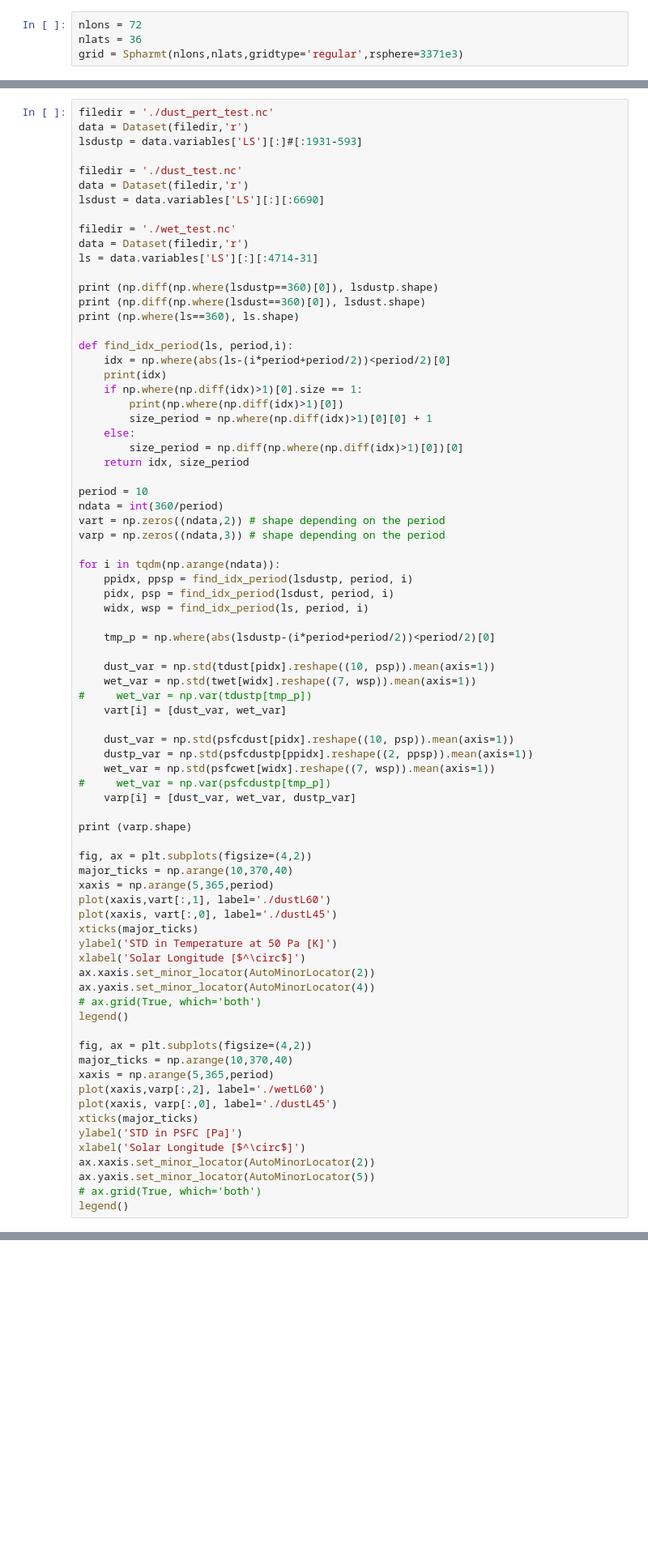
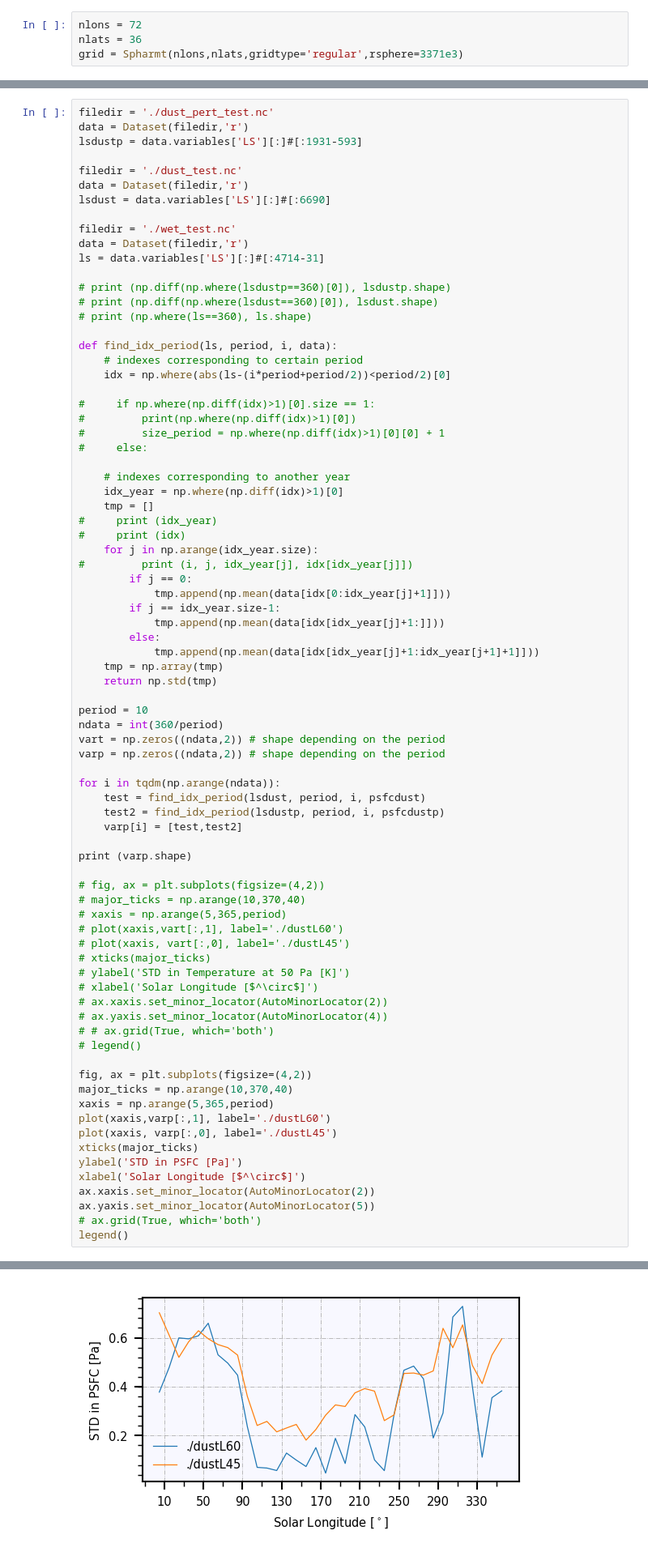
Before and after one commit to sokvisal/marswrf, a Jupyter notebook: model_comparison.ipynb, the cells around one changed output, grey strips where cells are left out. Shown: that part at 81% size. Saved outputs shown, nothing was run; the diff lists cells and outputs as text; blank space fills up the shorter version.

```diff
--- a/model_comparison.ipynb
+++ b/model_comparison.ipynb
@@ -144,68 +144,70 @@ lsdustp = data.variables['LS'][:]#[:1931-593]
 
 filedir = './dust_test.nc'
 data = Dataset(filedir,'r')
-lsdust = data.variables['LS'][:][:6690]
+lsdust = data.variables['LS'][:]#[:6690]
 
 filedir = './wet_test.nc'
 data = Dataset(filedir,'r')
-ls = data.variables['LS'][:][:4714-31]
+ls = data.variables['LS'][:]#[:4714-31]
 
-print (np.diff(np.where(lsdustp==360)[0]), lsdustp.shape)
-print (np.diff(np.where(lsdust==360)[0]), lsdust.shape)
-print (np.where(ls==360), ls.shape)
+# print (np.diff(np.where(lsdustp==360)[0]), lsdustp.shape)
+# print (np.diff(np.where(lsdust==360)[0]), lsdust.shape)
+# print (np.where(ls==360), ls.shape)
 
-def find_idx_period(ls, period,i):
+def find_idx_period(ls, period, i, data):
+    # indexes corresponding to certain period
     idx = np.where(abs(ls-(i*period+period/2))<period/2)[0]
-    print(idx)
-    if np.where(np.diff(idx)>1)[0].size == 1:
-        print(np.where(np.diff(idx)>1)[0])
-        size_period = np.where(np.diff(idx)>1)[0][0] + 1
-    else:
-        size_period = np.diff(np.where(np.diff(idx)>1)[0])[0]
-    return idx, size_period
+
+#     if np.where(np.diff(idx)>1)[0].size == 1:
+#         print(np.where(np.diff(idx)>1)[0])
+#         size_period = np.where(np.diff(idx)>1)[0][0] + 1
+#     else:
+
+    # indexes corresponding to another year
+    idx_year = np.where(np.diff(idx)>1)[0]
+    tmp = []
+#     print (idx_year)
+#     print (idx)
+    for j in np.arange(idx_year.size):
+#         print (i, j, idx_year[j], idx[idx_year[j]])
+        if j == 0:
+            tmp.append(np.mean(data[idx[0:idx_year[j]+1]]))
+        if j == idx_year.size-1:
+            tmp.append(np.mean(data[idx[idx_year[j]+1:]]))
+        else:
+            tmp.append(np.mean(data[idx[idx_year[j]+1:idx_year[j+1]+1]]))
+    tmp = np.array(tmp)
+    return np.std(tmp)
 
 period = 10
 ndata = int(360/period)
 vart = np.zeros((ndata,2)) # shape depending on the period
-varp = np.zeros((ndata,3)) # shape depending on the period
+varp = np.zeros((ndata,2)) # shape depending on the period
 
 for i in tqdm(np.arange(ndata)):
-    ppidx, ppsp = find_idx_period(lsdustp, period, i)
-    pidx, psp = find_idx_period(lsdust, period, i)
-    widx, wsp = find_idx_period(ls, period, i)
-
-    tmp_p = np.where(abs(lsdustp-(i*period+period/2))<period/2)[0]
-
-    dust_var = np.std(tdust[pidx].reshape((10, psp)).mean(axis=1))
-    wet_var = np.std(twet[widx].reshape((7, wsp)).mean(axis=1))
-#     wet_var = np.var(tdustp[tmp_p])
-    vart[i] = [dust_var, wet_var]
-
-    dust_var = np.std(psfcdust[pidx].reshape((10, psp)).mean(axis=1))
-    dustp_var = np.std(psfcdustp[ppidx].reshape((2, ppsp)).mean(axis=1))
-    wet_var = np.std(psfcwet[widx].reshape((7, wsp)).mean(axis=1))
-#     wet_var = np.var(psfcdustp[tmp_p])
-    varp[i] = [dust_var, wet_var, dustp_var]
+    test = find_idx_period(lsdust, period, i, psfcdust)
+    test2 = find_idx_period(lsdustp, period, i, psfcdustp)
+    varp[i] = [test,test2]
 
 print (varp.shape)
+
+# fig, ax = plt.subplots(figsize=(4,2))
+# major_ticks = np.arange(10,370,40)
+# xaxis = np.arange(5,365,period)
+# plot(xaxis,vart[:,1], label='./dustL60')
+# plot(xaxis, vart[:,0], label='./dustL45')
+# xticks(major_ticks)
+# ylabel('STD in Temperature at 50 Pa [K]')
+# xlabel('Solar Longitude [$^\circ$]')
+# ax.xaxis.set_minor_locator(AutoMinorLocator(2))
+# ax.yaxis.set_minor_locator(AutoMinorLocator(4))
+# # ax.grid(True, which='both')
+# legend()
 
 fig, ax = plt.subplots(figsize=(4,2))
 major_ticks = np.arange(10,370,40)
 xaxis = np.arange(5,365,period)
-plot(xaxis,vart[:,1], label='./dustL60')
-plot(xaxis, vart[:,0], label='./dustL45')
-xticks(major_ticks)
-ylabel('STD in Temperature at 50 Pa [K]')
-xlabel('Solar Longitude [$^\circ$]')
-ax.xaxis.set_minor_locator(AutoMinorLocator(2))
-ax.yaxis.set_minor_locator(AutoMinorLocator(4))
-# ax.grid(True, which='both')
-legend()
-
-fig, ax = plt.subplots(figsize=(4,2))
-major_ticks = np.arange(10,370,40)
-xaxis = np.arange(5,365,period)
-plot(xaxis,varp[:,2], label='./wetL60')
+plot(xaxis,varp[:,1], label='./dustL60')
 plot(xaxis, varp[:,0], label='./dustL45')
 xticks(major_ticks)
 ylabel('STD in PSFC [Pa]')
@@ -236,2 +222,3 @@ ValueError: cannot reshape array of size 57 into shape (2,19)
+[figure, added]
 # %%
 idx[0].reshape((10,40))
```
Also changed, not shown: parts of 2 cells of this notebook.
